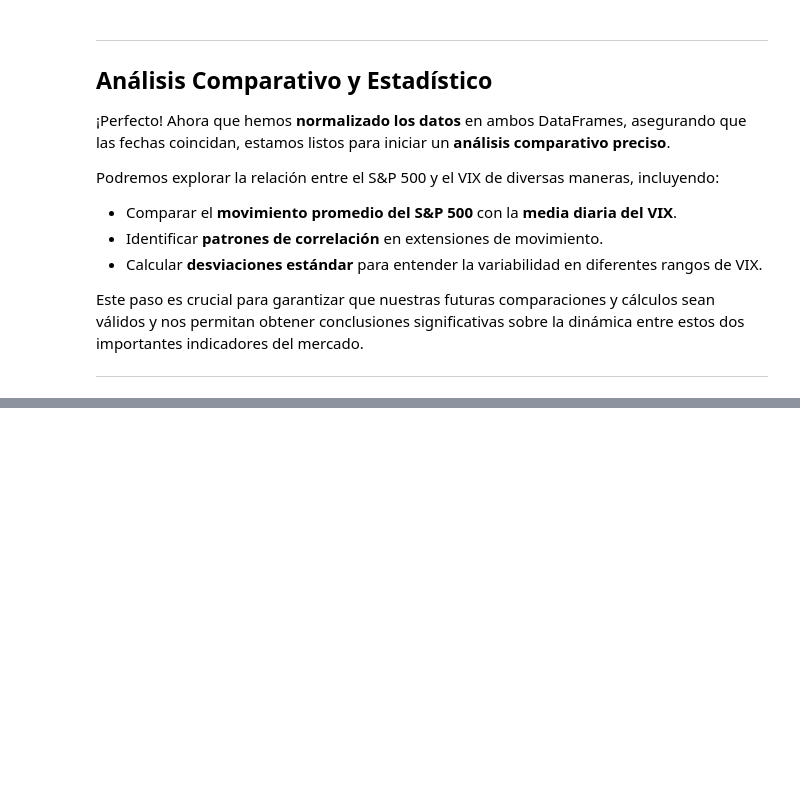
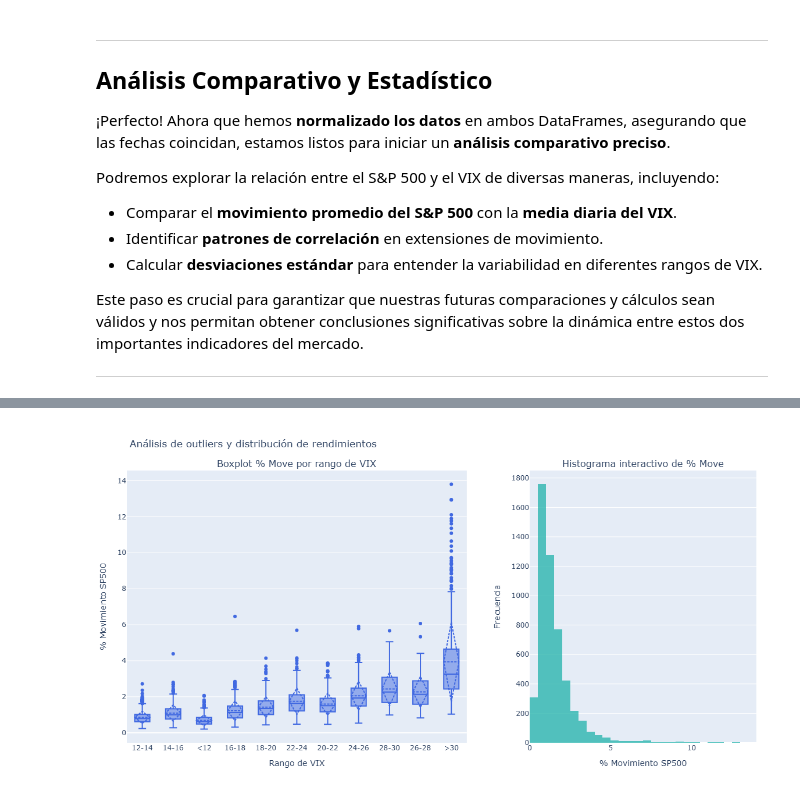
Before and after one commit to JuanTrader500/Trading_estadisticas, a Jupyter notebook: Relacion_ES_VIX.ipynb, the cells around one changed output, grey strips where cells are left out. Saved outputs shown, nothing was run; the diff lists cells and outputs as text; code cells hidden in the pictures; blank space fills up the shorter version.

```diff
--- a/Relacion_ES_VIX.ipynb
+++ b/Relacion_ES_VIX.ipynb
@@ -185,0 +176,6 @@ df
+# %%
+#Hacemos la lista de bins para adjuntar en la funcion de pd.cut y agrupar el df por rangos
+list_vix_range = [0,10,12,14,16,18,20,22,24,26,28,30,100]
+labels = ['0-10','10-12','12-14','14-16','16-18','18-20','20-22','22-24','24-26','26-28','28-30','30+']
+df['vix_range'] = pd.cut(df['vix_avg_hl'],bins=list_vix_range,labels=labels)
+df
@@ -185,0 +226,63 @@ df
+# %%
+import plotly.graph_objects as go
+from plotly.subplots import make_subplots
+
+# ——— 1. Creamos los rangos de VIX ———
+bins = [0,12,14,16,18,20,22,24,26,28,30, df['vix_avg_hl'].max()+1]
+labels = ['<12','12-14','14-16','16-18','18-20','20-22','22-24','24-26','26-28','28-30','>30']
+df['vix_range'] = pd.cut(df['vix_avg_hl'], bins=bins, labels=labels, right=False)
+
+# ——— 2. Montamos el dashboard con Plotly ———
+fig = make_subplots(
+    rows=1, cols=2,
+    column_widths=[0.6, 0.4],
+    subplot_titles=('Boxplot % Move por rango de VIX', 'Histograma interactivo de % Move')
+)
+
+# 2.1 Boxplot por rango de VIX
+fig.add_trace(
+    go.Box(
+        x=df['vix_range'],
+        y=df['sp_pct_move'],
+        marker_color='royalblue',
+        boxmean='sd',                # dibuja media y sd
+        hovertemplate=
+            'VIX range: %{x}<br>' +
+            '% Move: %{y:.2f}%<br>' +
+            '<extra></extra>',
+    ),
+    row=1, col=1
+)
+
+# 2.2 Histograma interactivo
+fig.add_trace(
+    go.Histogram(
+        x=df['sp_pct_move'],
+        nbinsx=50,
+        marker_color='lightseagreen',
+        opacity=0.75,
+        hovertemplate=
+            '% Movement: %{x:.2f}%<br>' +
+            'Count: %{y}<br>' +
+            '<extra></extra>',
+    ),
+    row=1, col=2
+)
+
+# ——— 3. Ajustes de estilo y diseño ———
+fig.update_layout(
+    title_text='Análisis de outliers y distribución de rendimientos',
+    height=600, width=1100,
+    showlegend=False,
+    margin=dict(t=80, l=50, r=20, b=50)
+)
+
+# Etiquetas
+fig.update_xaxes(title_text='Rango de VIX', row=1, col=1)
+fig.update_yaxes(title_text='% Movimiento SP500', row=1, col=1)
+fig.update_xaxes(title_text='% Movimiento SP500', row=1, col=2)
+fig.update_yaxes(title_text='Frecuencia', row=1, col=2)
+
+fig.show()
+# %% [output]
+[figure, added]
```
Also changed, not shown: parts of 11 cells of this notebook.
